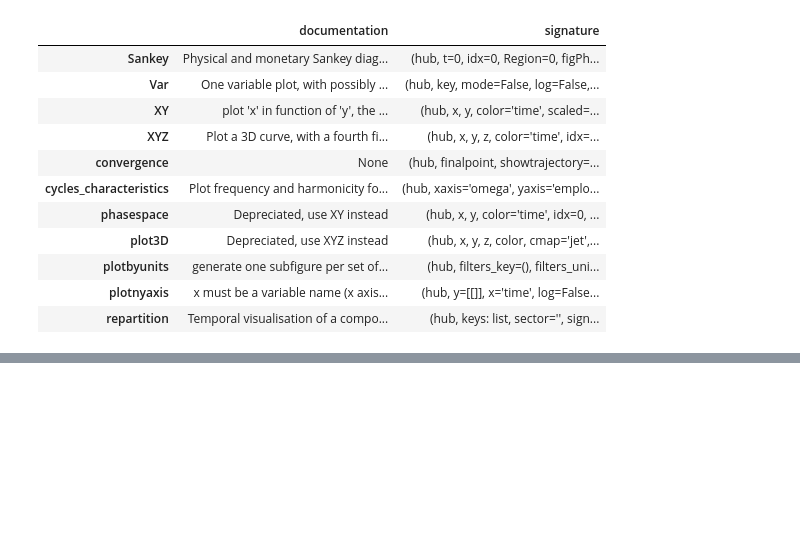
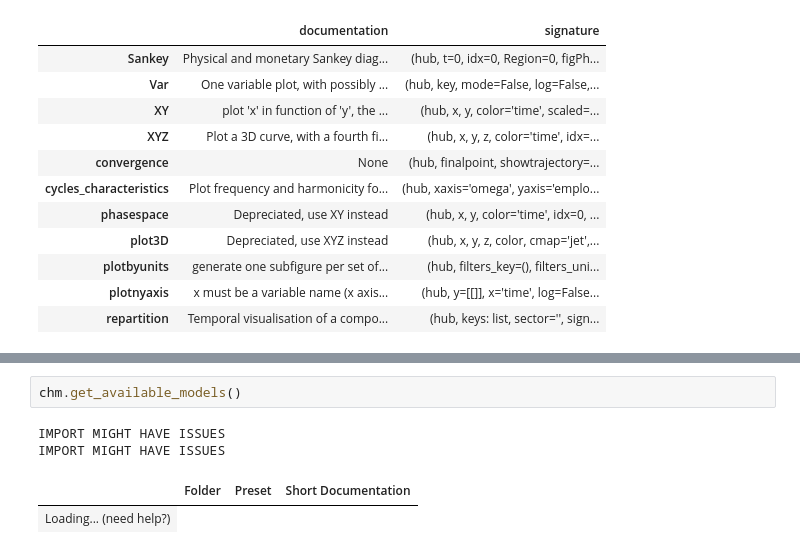
Before and after one commit to DaluS/CHIMES, a Jupyter notebook: doc/PaulFiles/SandBox.ipynb, the cells around one changed output, grey strips where cells are left out. Drawn from its saved outputs; the diff is of its cells as text; blank space fills up the shorter version.

```diff
--- a/doc/PaulFiles/SandBox.ipynb
+++ b/doc/PaulFiles/SandBox.ipynb
@@ -86,0 +118,7 @@ debtstabilisation {'XYZ': [{'x': 'employment', 'y': 'omega', 'z': 'd', 'color':
+# %%
+chm.get_available_models()
+# %% [output]
+IMPORT MIGHT HAVE ISSUES
+IMPORT MIGHT HAVE ISSUES
+|  | Folder | Preset | Short Documentation |
+| Loading... (need help?) |
```
Also changed, not shown: parts of 6 cells of this notebook, 16 other files.
